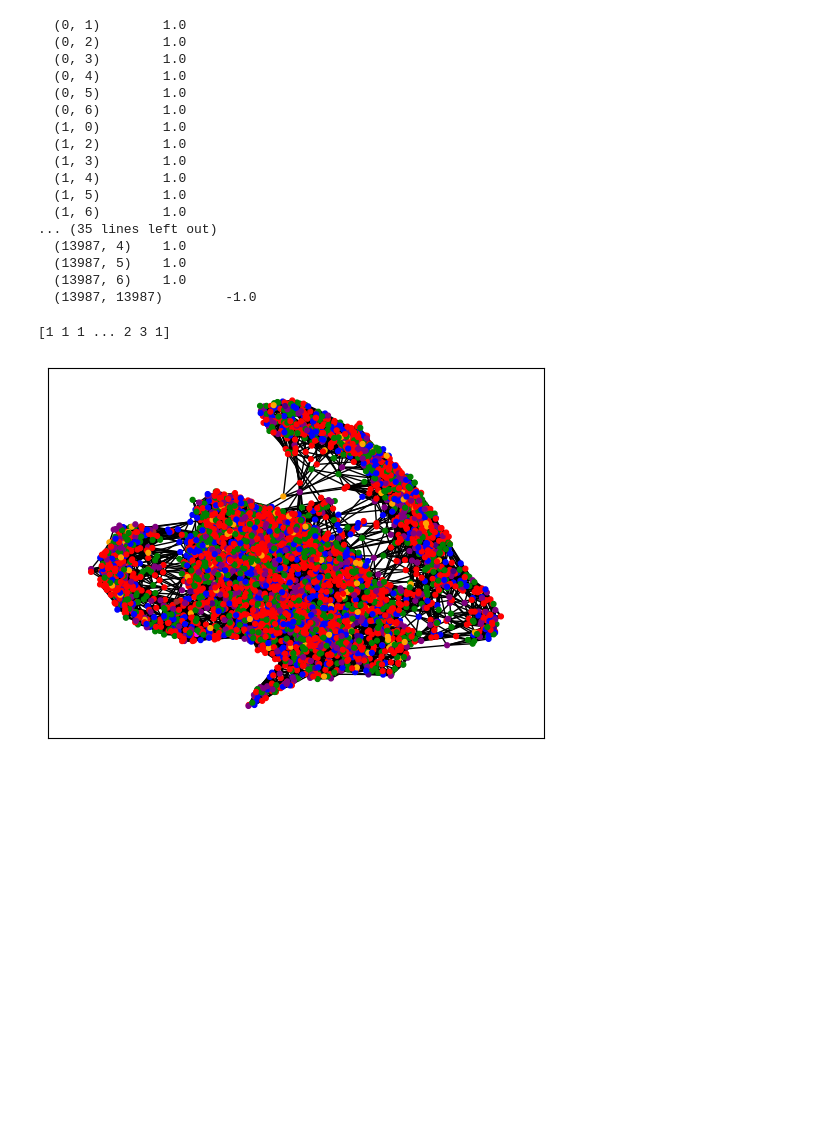
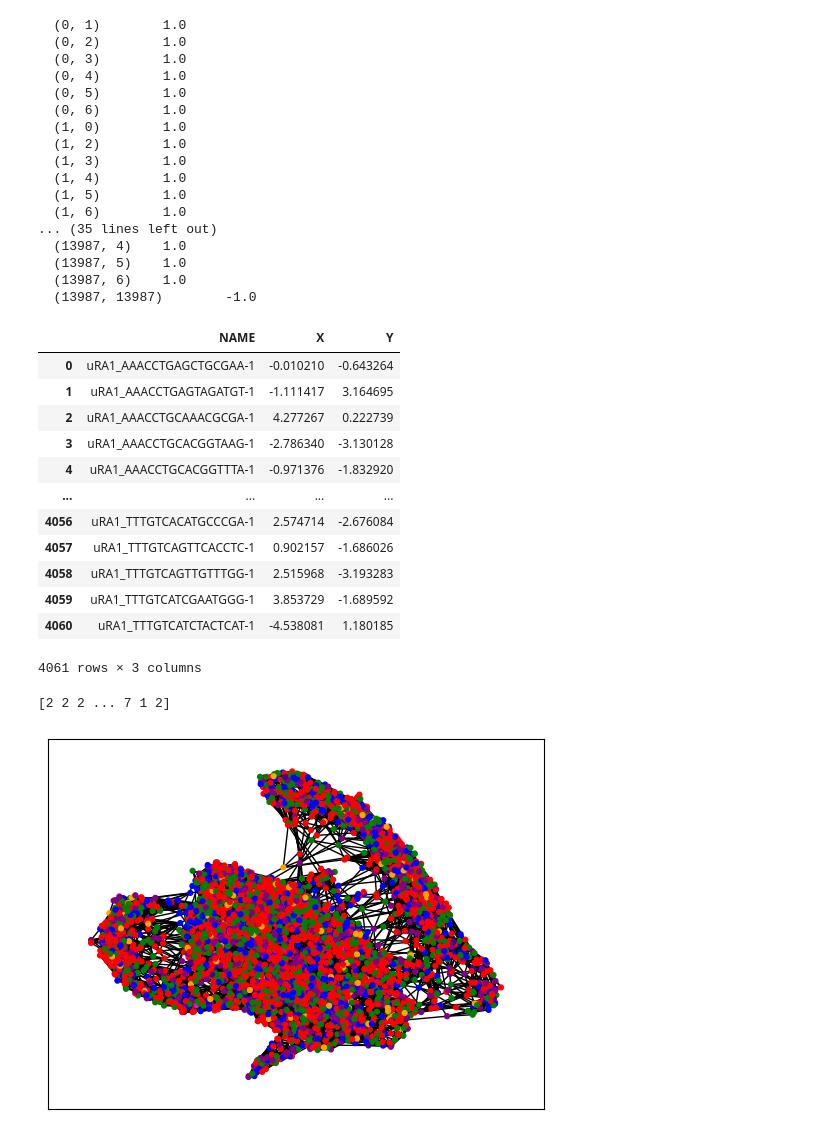
Before and after one commit to madhuraswani/ELL-888, a Jupyter notebook: Project/data/test.ipynb, the cells around one changed output. Saved outputs shown, nothing was run; the diff lists cells and outputs as text; code cells hidden in the pictures; blank space fills up the shorter version.

```diff
--- a/Project/data/test.ipynb
+++ b/Project/data/test.ipynb
@@ -131,14 +178,31 @@ class GraphVisualization:
 		plt.show()
 
 # Driver code
+# %%
+data=pd.read_csv('SingleCell_gene_/uRA1/uRA1_cluster.tsv',delimiter="\t")
+data
+# %% [output]
+|  | NAME | X | Y |
+| 0 | uRA1_AAACCTGAGCTGCGAA-1 | -0.010210 | -0.643264 |
+| 1 | uRA1_AAACCTGAGTAGATGT-1 | -1.111417 | 3.164695 |
+| 2 | uRA1_AAACCTGCAAACGCGA-1 | 4.277267 | 0.222739 |
+| 3 | uRA1_AAACCTGCACGGTAAG-1 | -2.786340 | -3.130128 |
+| 4 | uRA1_AAACCTGCACGGTTTA-1 | -0.971376 | -1.832920 |
+| ... | ... | ... | ... |
+| 4056 | uRA1_TTTGTCACATGCCCGA-1 | 2.574714 | -2.676084 |
+| 4057 | uRA1_TTTGTCAGTTCACCTC-1 | 0.902157 | -1.686026 |
+| 4058 | uRA1_TTTGTCAGTTGTTTGG-1 | 2.515968 | -3.193283 |
+| 4059 | uRA1_TTTGTCATCGAATGGG-1 | 3.853729 | -1.689592 |
+| 4060 | uRA1_TTTGTCATCTACTCAT-1 | -4.538081 | 1.180185 |
+4061 rows × 3 columns
 # %%
-true_clusters=(pd.read_csv("K means clusters.csv")['Cluster'].to_numpy()-np.ones(pd.read_csv("K means clusters.csv")['Cluster'].to_numpy().shape,dtype=np.int32))
+#true_clusters=(pd.read_csv("K means clusters.csv")['Cluster'].to_numpy()-np.ones(pd.read_csv("K means clusters.csv")['Cluster'].to_numpy().shape,dtype=np.int32))
 pred_clusters=pd.read_csv("clusters.csv").to_numpy().reshape(1,-1)[0]
 colordict={'0':'red','1':'green','2':'blue','3':'purple','4':'orange','5':'indigo','6':'brown','7':'magenta'}
-print(true_clusters)
-colors=[colordict[str(i)] for i in true_clusters]
+print(pred_clusters)
+colors=[colordict[str(i)] for i in pred_clusters]
 # %% [output]
-[1 1 1 ... 2 3 1]
+[2 2 2 ... 7 1 2]
 # %%
 G = GraphVisualization()
 indices=graph.indices
```
Also changed, not shown: parts of 17 cells of this notebook.
